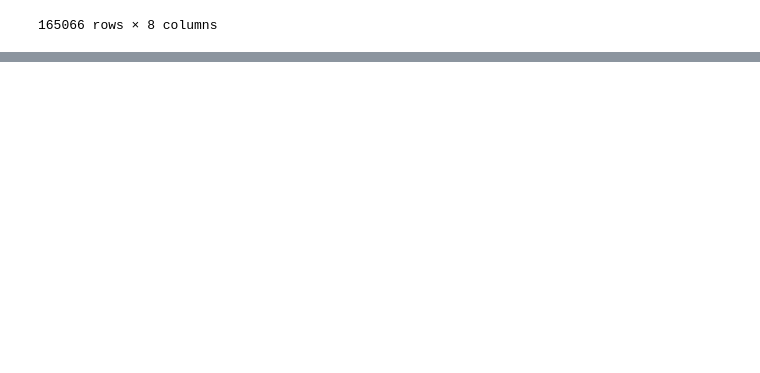
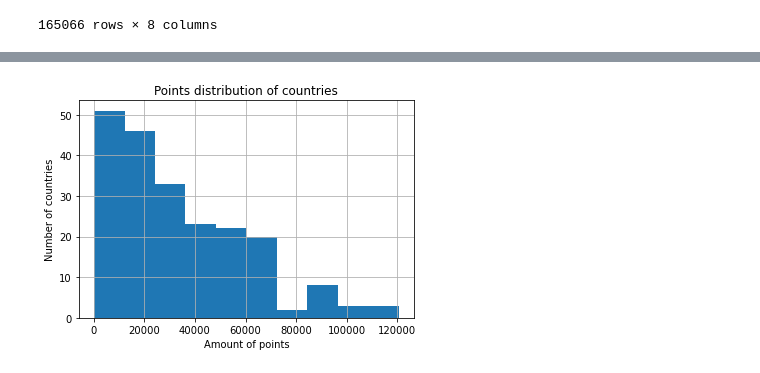
Before and after one commit to mbururyan/Football-match-predictor, a Jupyter notebook: scores_regression.ipynb, the cells around one changed output, grey strips where cells are left out. Cells and saved outputs as stored; diff of their text form; code cells hidden in the pictures; blank space fills up the shorter version.

```diff
--- a/scores_regression.ipynb
+++ b/scores_regression.ipynb
@@ -410,0 +524,4 @@ merge_one
+# %%
+# Plot histogram of countries with more than 0 points
+df_points_good = df_points[df_points['total_points'] > 0]
+df_points_good
@@ -410,0 +542,8 @@ merge_one
+# %%
+df_points_good['total_points'].hist()
+plt.title('Points distribution of countries')
+plt.xlabel('Amount of points')
+plt.ylabel('Number of countries')
+plt.show()
+# %% [output]
+[figure, added]
```
Also changed, not shown: parts of 87 cells of this notebook.
